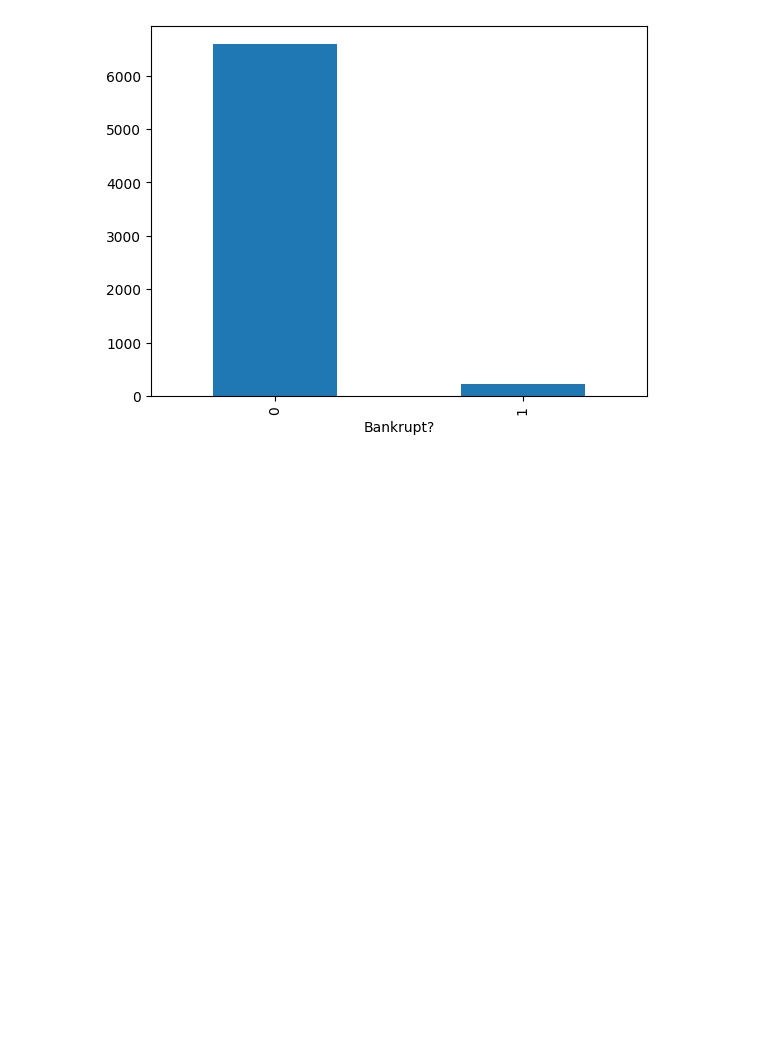
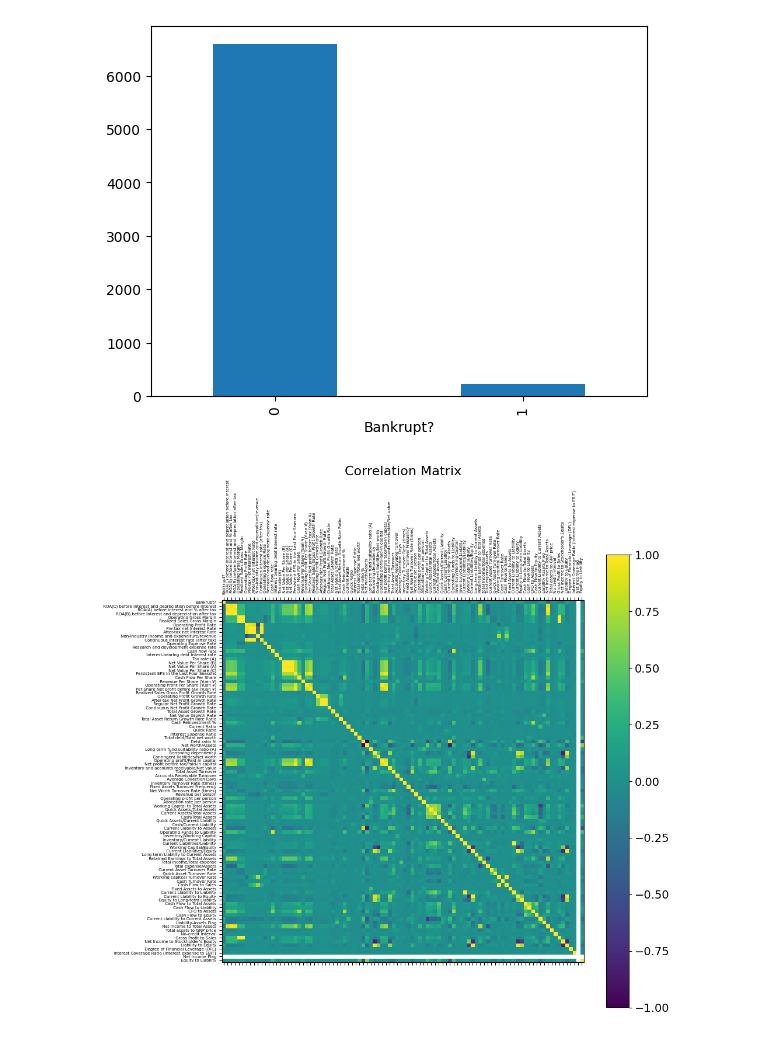
Before and after one commit to Vincent2308/Corporate-Bankruptcy, a Jupyter notebook: notebooks/week1/taiwan_eda.ipynb, the cells around one changed output. Drawn from its saved outputs; the diff is of its cells as text; code cells hidden in the pictures; blank space fills up the shorter version.

```diff
--- a/notebooks/week1/taiwan_eda.ipynb
+++ b/notebooks/week1/taiwan_eda.ipynb
@@ -68,3 +68,18 @@ df['Bankrupt?'].value_counts().plot(kind='bar')
 # %% [output]
 <Axes: xlabel='Bankrupt?'>
 [figure]
+# %%
+#https://stackoverflow.com/questions/29432629/plot-correlation-matrix-using-pandas
+
+
+import matplotlib.pyplot as plt
+f = plt.figure(figsize=(10, 10))
+plt.matshow(df.corr(), fignum=f.number)
+plt.xticks(range(df.select_dtypes(['number']).shape[1]), df.select_dtypes(['number']).columns, fontsize=5, rotation=90)
+plt.yticks(range(df.select_dtypes(['number']).shape[1]), df.select_dtypes(['number']).columns, fontsize=5)
+cb = plt.colorbar()
+cb.ax.tick_params(labelsize=14)
+plt.title('Correlation Matrix', fontsize=16);
+plt.show()
+# %% [output]
+[figure, added]
```
Also changed, not shown: parts of 1 cell of this notebook, 2 other files.
